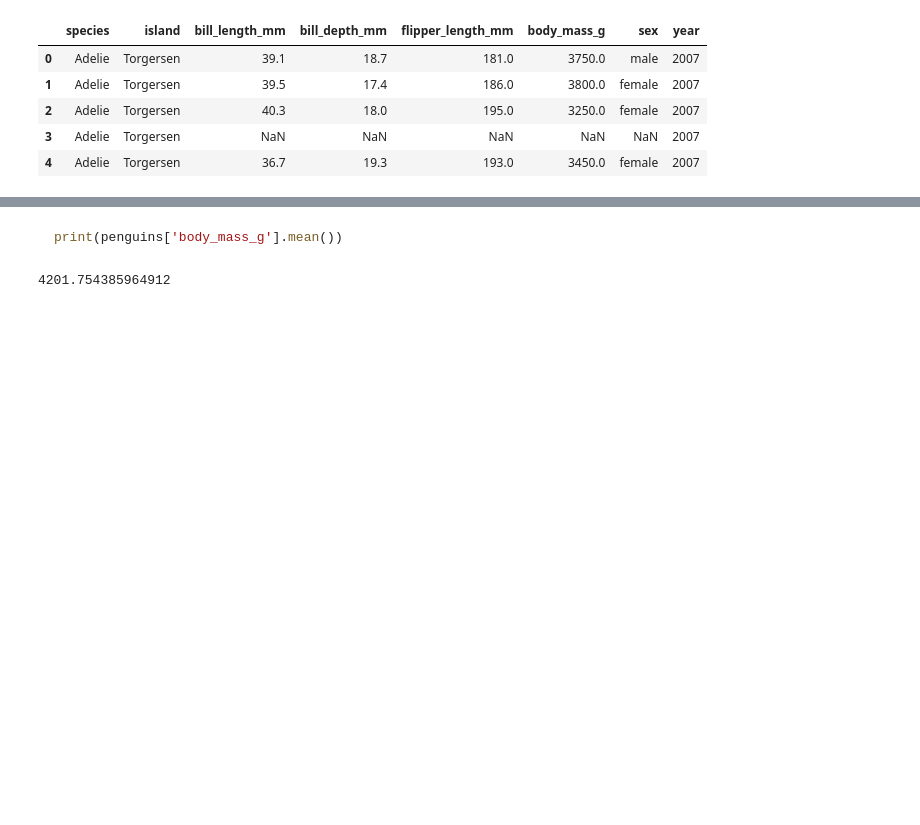
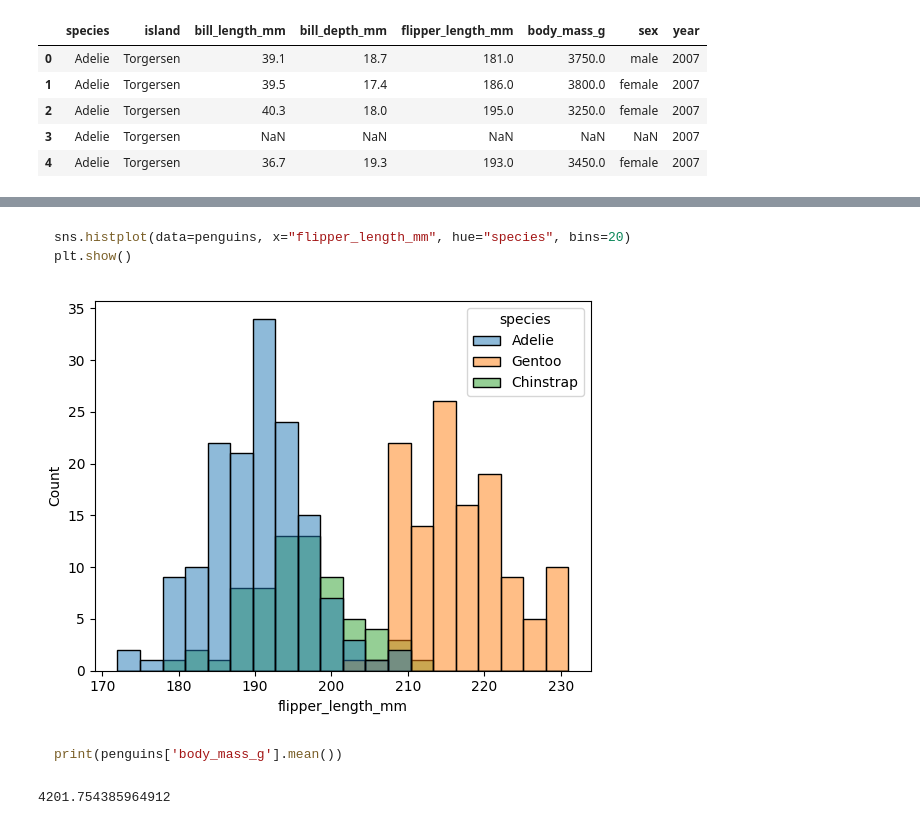
Before and after one commit to omalleymatt/Palmer-Penguins, a Jupyter notebook: notebooks/llm_eda.ipynb, the cells around one changed output, grey strips where cells are left out. Cells and saved outputs as stored; diff of their text form; code cells hidden in the pictures; blank space fills up the shorter version.

````diff
--- a/notebooks/llm_eda.ipynb
+++ b/notebooks/llm_eda.ipynb
@@ -132,3 +137,11 @@ array([[<Axes: title={'center': 'flipper_length_mm'}>]], dtype=object)
+# %%
+q('histogram of flipper length with hue for species')
+# %% [output]
+```python
+sns.histplot(data=penguins, x="flipper_length_mm", hue="species", bins=20)
+plt.show()
+```
+[figure, added]
 # %%
 q('average body mass')
 # %% [output]
````
Also changed, not shown: parts of 27 cells of this notebook, 1 other file.
